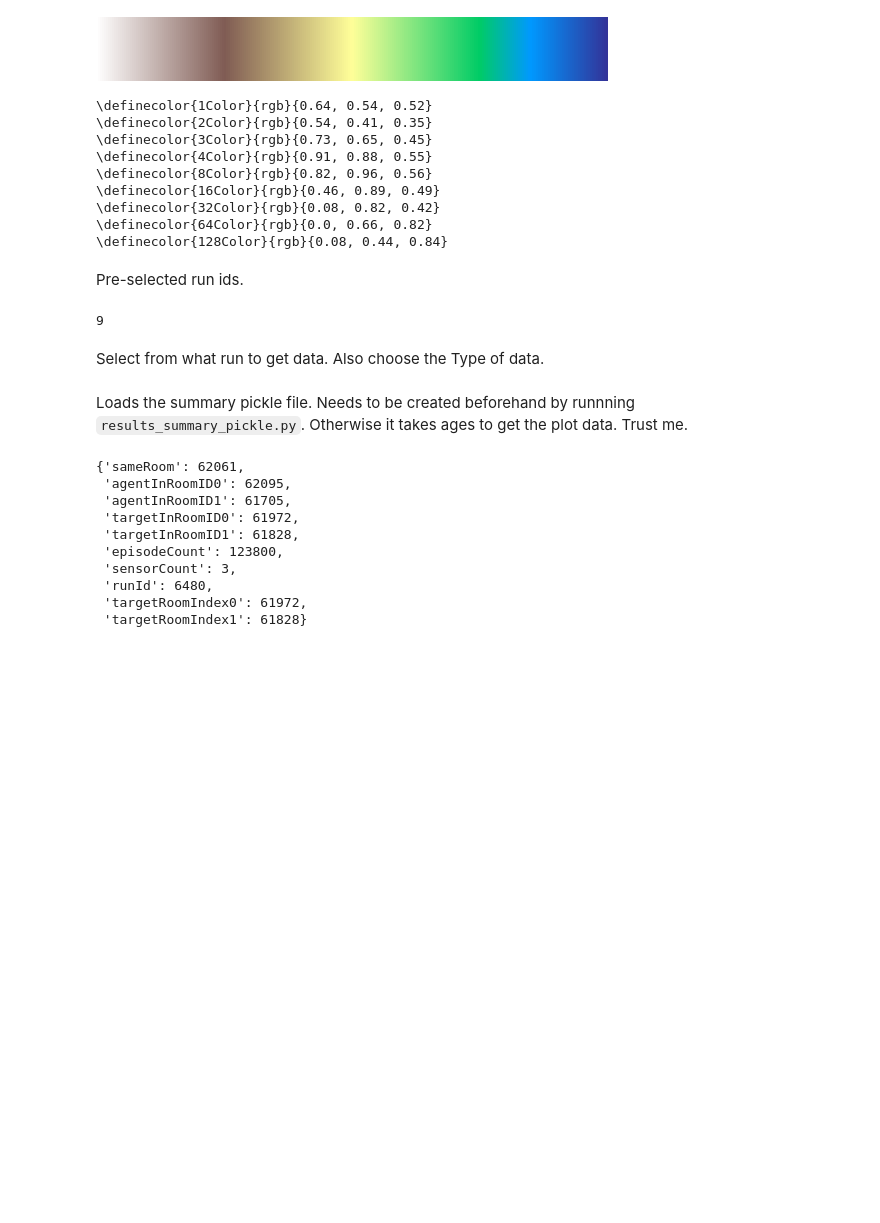
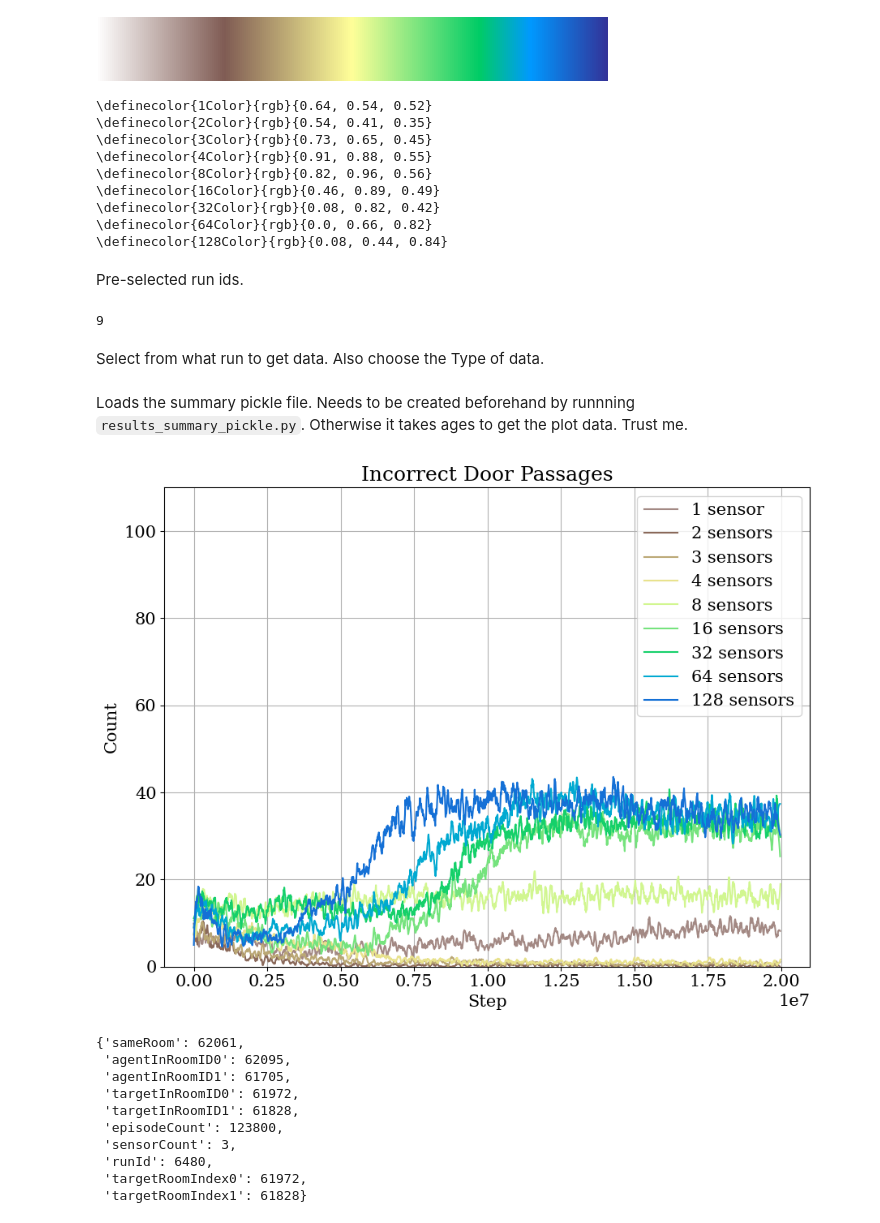
Before and after one commit to muehlefeldt/unity-machine-learning, a Jupyter notebook: python/notebooks/plot.ipynb, the cells around one changed output. Cells and saved outputs as stored; diff of their text form; code cells hidden in the pictures; blank space fills up the shorter version.

```diff
--- a/python/notebooks/plot.ipynb
+++ b/python/notebooks/plot.ipynb
@@ -115,10 +115,10 @@ len(sensor_study_ids)
 Select from what run to get data. Also choose the Type of data.
 # %%
 # Select the plot type you want.
-selected_plot = Plot.ENV1
+selected_plot = Plot.SENSOR_STUDY_DOOR_BAD
 
 # Select here the runs to be ploted.
-selected_runs: list[int] = env1_id
+selected_runs: list[int] = sensor_study_ids
 
 # Legacy options. No longer in use?
 plot_step = 5
@@ -272,35 +272,39 @@ if selected_plot in [
         axs_first.set_ylim(0, 200)
         axs_first.set_ylabel("Count")
         axs_first.set_title("Initial Collisions")
 
     elif selected_plot is Plot.SENSOR_STUDY_CONTINUED_COLLISION:
         axs_first.set_ylim(0, 200)
         axs_first.set_ylabel("Count")
         axs_first.set_title("Continued Collisions")
 
     elif selected_plot is Plot.SENSOR_STUDY_DOOR_GOOD:
         axs_first.set_title("Correct Door Passages")
-        axs_first.set_ylim(0, 95)
+        axs_first.set_ylabel("Count")
+        axs_first.set_ylim(0, 110)
 
     elif selected_plot is Plot.SENSOR_STUDY_DOOR_BAD:
         axs_first.set_title("Incorrect Door Passages")
-        axs_first.set_ylim(0, 95)
+        axs_first.set_ylabel("Count")
+        axs_first.set_ylim(0, 110)
 
     axs_first.set_xlabel("Step")
 
     if selected_plot is Plot.SENSOR_STUDY_REWARD:
         axs_first.legend(ncol=2)
     else:
         axs_first.legend()
     axs_first.grid()
 
     plt.subplots_adjust(hspace=0.4)
     plt.style.use("default")
 
     plt.tight_layout()
     #plt.savefig(f"{selected_run}_all.pdf")
 
     fig.savefig(f"{selected_runs[0]}-{selected_runs[-1]}_{selected_plot}.pdf")
+# %% [output]
+[figure, added]
 # %%
 summary_dict[6480]["file_contents"]["stats"]
 # %% [output]
```
Also changed, not shown: parts of 4 cells of this notebook.
